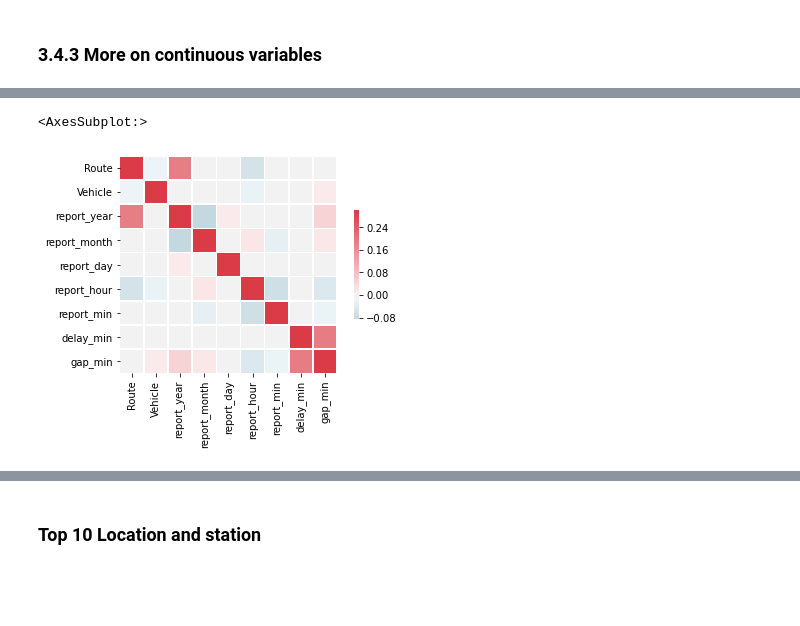
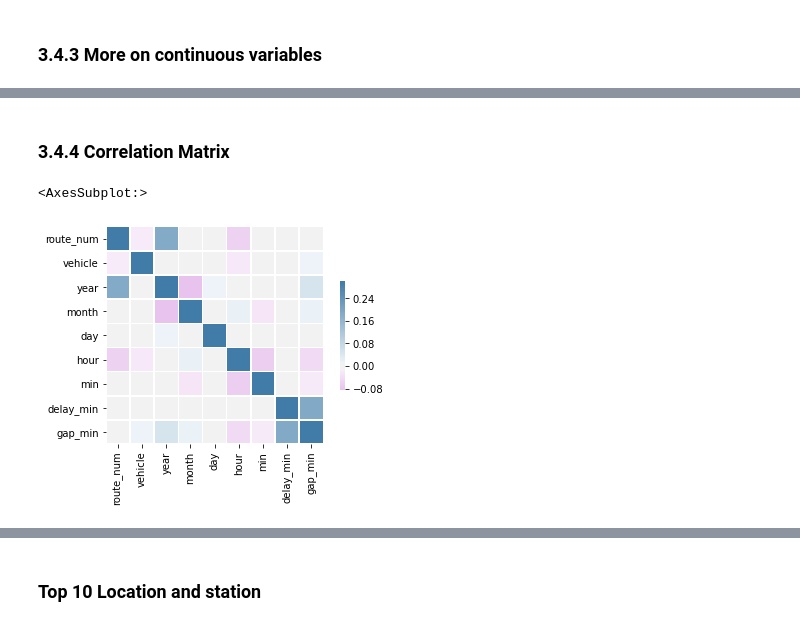
Before and after one commit to JasonYao3/TTC_transit_delay_proj, a Jupyter notebook: 3.Bus EDA.ipynb, the cells around one changed output, grey strips where cells are left out. Cells and saved outputs as stored; diff of their text form; code cells hidden in the pictures; blank space fills up the shorter version.

```diff
--- a/3.Bus EDA.ipynb
+++ b/3.Bus EDA.ipynb
@@ -172,5 +168,5 @@ Maximum occurence is 9280 of 3:00:00 PM.
 ### 3.4.3 More on continuous variables
 # %%
 # initialize continuous variables
-bus_cont = bus_df[['Route','Vehicle','report_year','report_month','report_day','report_hour','report_min','delay_min','gap_min']]
+bus_cont = bus_df[['route_num','vehicle','year','month','day','hour','min','delay_min','gap_min']]
 # %%
@@ -244,6 +243,9 @@ Graphs that have a left skewed distribution:
+# %% [markdown]
+### 3.4.4 Correlation Matrix
 # %%
-cmap = sns.diverging_palette(220, 10, as_cmap=True)
+# check correlations between continuous variables
+cmap = sns.diverging_palette(660, 600, as_cmap=True)
 sns.heatmap(bus_cont.corr(), vmax=.3, center=0, cmap=cmap, square=True, linewidths=.5, cbar_kws={"shrink": .5})
 # %% [output]
 <AxesSubplot:>
-[figure, old version]
+[figure, new version]
```
Also changed, not shown: parts of 98 cells of this notebook, 9 other files.
